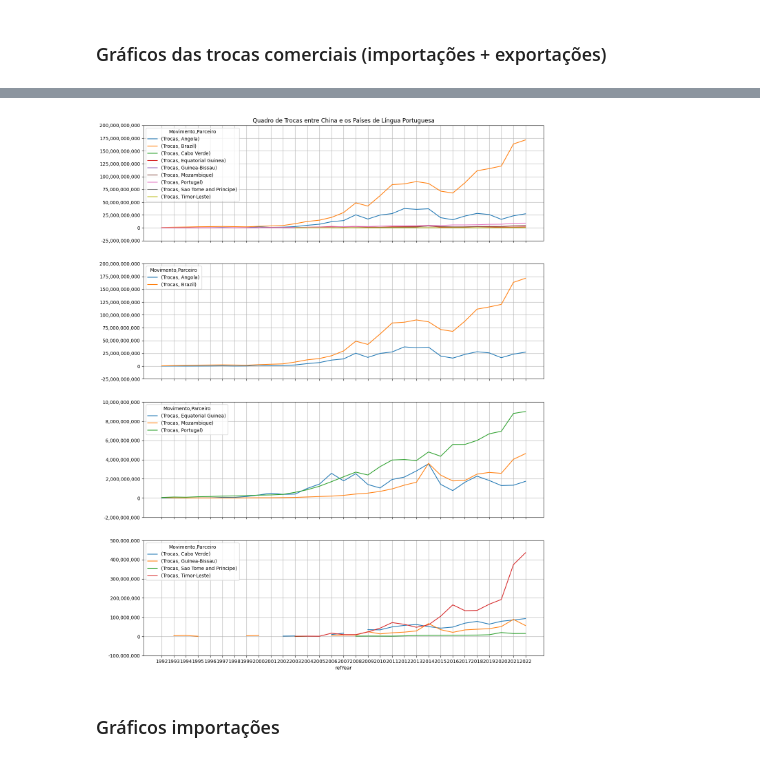
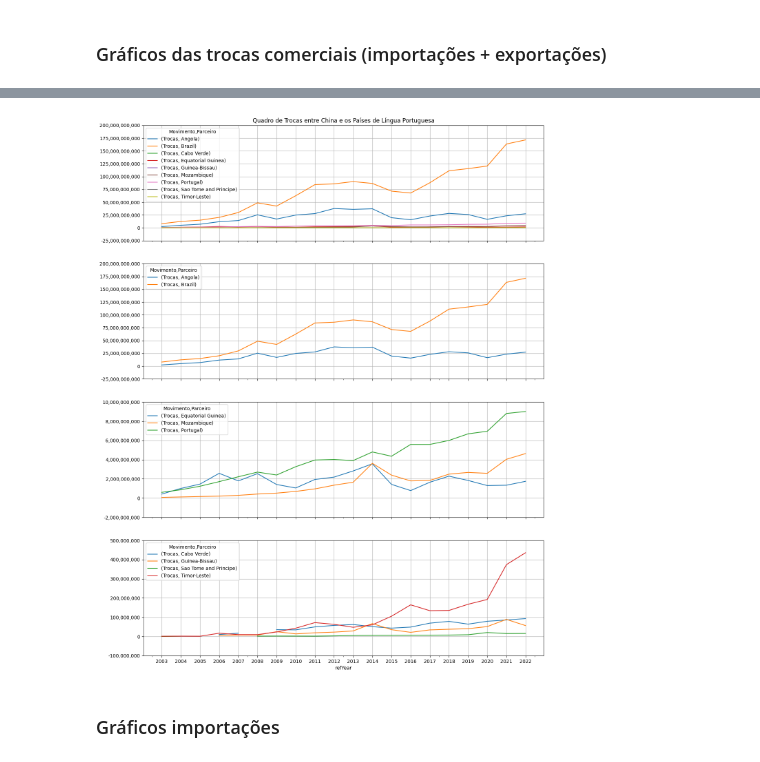
Before and after one commit to joaquimrcarvalho/cipf-comtrade, a Jupyter notebook: cn_plp_import_export.ipynb, the cells around one changed output, grey strips where cells are left out. Cells and saved outputs as stored; diff of their text form; code cells hidden in the pictures.

```diff
--- a/cn_plp_import_export.ipynb
+++ b/cn_plp_import_export.ipynb
@@ -51,0 +11,6 @@ contrade.py initialized
+# %%
+import comtradetools as comtradetools
+
+comtradetools.setup()
+APIKEY = comtradetools.get_api_key()
+comtradetools.init(APIKEY, force_init=True)
@@ -132,22 +99,34 @@ comtrade.MAX_SLEEP=10
 # %%
+import time
+import comtradetools
+import pandas as pd
 
-periods = comtrade.split_period(years_of_interest,12)
+comtradetools.init(APIKEY)
+pd.set_option('display.max_columns', 100)
+pd.set_option('display.max_rows', 500)
+
+flow = "M,X"
+
+year_start = 2003
+year_end = 2023
+years_of_interest = comtradetools.year_range(year_start, year_end)
+
+periods = comtradetools.split_period(years_of_interest,12)
 df = pd.DataFrame()
 for period in periods:
-    print(f"Fetching data for period {period}")
-    temp = comtrade.getFinalData(APIKEY,
+
+    temp = comtradetools.getFinalData(APIKEY,
                         typeCode="C",# C for commodities, S for Services
                         freqCode="A",# (freqCode) A for annual and M for monthly
+                        clCode="HS",
                         cmdCode="TOTAL",
                         flowCode=flow,
-                        reporterCode=comtrade.m49_china,
-                        partnerCode=comtrade.m49_plp_list,
-                        period=period,
+                        reporterCode=china,
+                        partnerCode=plp_list,
                         partner2Code=None,
-                        clCode="HS",
                         customsCode=None,
                         motCode=None,
+                        period=period,
                         includeDesc=True
         )
-
-    df = pd.concat([df, temp])
+    df = pd.concat([df,temp])
@@ -306,33 +273,36 @@ graph_data
 # %%
 import matplotlib.pyplot as plt
 
 title=f"Quadro de {movimento} entre {comtrade.COUNTRY_CODES[comtrade.m49_china]} e os Países de Língua Portuguesa"
+
+# Define the line styles
+line_styles = ['-', '--', '-.', ':']
 
 size=(15,20)
 figure,axis = plt.subplots(4,sharex=True,figsize=size, squeeze=True)
 graph_data.plot.line(ax=axis[0],xticks=graph_data.index.values,title=title)
 
 detalhe_paises = ['Angola','Brazil']
 cols = [(movimento, pais) for pais in detalhe_paises]
 graph_data[cols].plot.line(ax=axis[1],xticks=graph_data.index.values)
 
 detalhe_paises = ['Equatorial Guinea','Mozambique','Portugal',]
 cols = [(movimento, pais) for pais in detalhe_paises]
 graph_data[cols].plot.line(ax=axis[2],xticks=graph_data.index.values)
 
 detalhe_paises = ['Cabo Verde','Guinea-Bissau','Sao Tome and Principe','Timor-Leste']
 cols = [(movimento, pais) for pais in detalhe_paises]
 graph_data[cols].plot.line(ax=axis[3],xticks=graph_data.index.values)
 
 for ax in axis:
     current_values = ax.get_yticks()
     ax.set_yticks(current_values)
     ax.set_yticklabels(['{:,.0f}'.format(x) for x in current_values])
     ax.grid()
 
 plt.savefig(f"reports/cn_plp_{movimento}.png")
 # %% [output]
-[figure, old version]
+[figure, new version]
 # %% [markdown]
 ### Gráficos importações
 # %%
```
Also changed, not shown: parts of 27 cells of this notebook, 24 other files.
